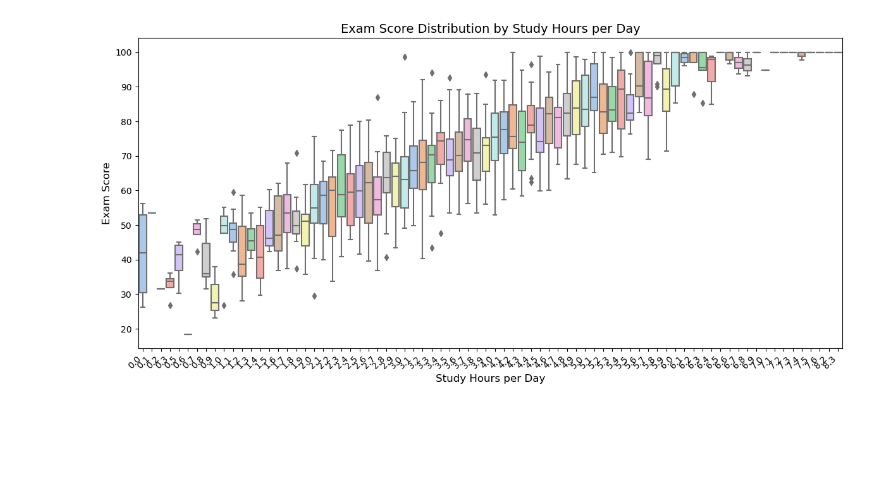
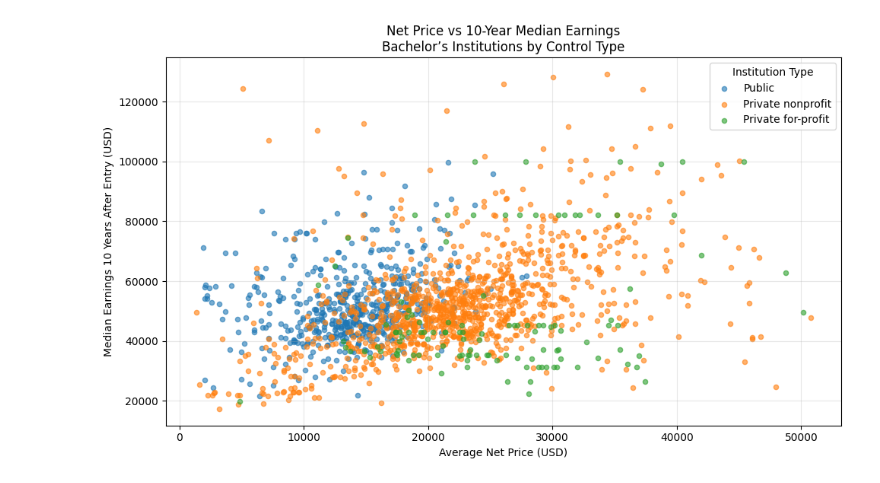
Before and after one commit to jethrochen0709/Econ570FinalProject, a Jupyter notebook: project_proposal.ipynb, the cells around one changed output. Saved outputs shown, nothing was run; the diff lists cells and outputs as text; code cells hidden in the pictures; blank space fills up the shorter version.

```diff
--- a/project_proposal.ipynb
+++ b/project_proposal.ipynb
@@ -1,20 +1,80 @@
 # %%
 import pandas as pd
-import seaborn as sns
+import numpy as np
 import matplotlib.pyplot as plt
 
-habits = pd.read_csv("Archive/student_habits_performance.csv")
+# 1. Load the data
+# Make sure this filename matches your actual file path
+df = pd.read_csv(
+    "college-scorecard-institution.csv",
+    na_values=["PrivacySuppressed", "NULL", "NA", "PS"]
+)
 
-plt.figure(figsize=(12,6))
-sns.boxplot(x='study_hours_per_day', y='exam_score', data=habits, palette='pastel')
+# 2. Filter for bachelor's-degree-predominant institutions
+# PREDDEG: 3 = predominantly bachelor's-degree granting
+df = df[df["PREDDEG"] == 3]
 
-plt.title("Exam Score Distribution by Study Hours per Day", fontsize=14)
-plt.xlabel("Study Hours per Day", fontsize=12)
-plt.ylabel("Exam Score", fontsize=12)
+# 3. Keep only the columns we need
+cols_needed = [
+    "CONTROL",          # sector/ownership
+    "NPT4_PUB",         # net price for public schools
+    "NPT4_PRIV",        # net price for private schools
+    "MD_EARN_WNE_P10"   # median earnings 10 years after entry
+]
+df = df[cols_needed].copy()
 
-# Rotate and adjust label spacing
-plt.xticks(rotation=45, ha='right')
+# 4. Create a unified net price variable
+# If public (CONTROL == 1) -> use NPT4_PUB
+# If private (CONTROL == 2 or 3) -> use NPT4_PRIV
+df["net_price"] = np.where(
+    df["CONTROL"] == 1,
+    df["NPT4_PUB"],
+    df["NPT4_PRIV"]
+)
+
+# 5. Clean numeric columns (in case they’re strings)
+df["net_price"] = pd.to_numeric(df["net_price"], errors="coerce")
+df["MD_EARN_WNE_P10"] = pd.to_numeric(df["MD_EARN_WNE_P10"], errors="coerce")
+
+# 6. Drop rows with missing or non-positive net price or earnings
+df = df.dropna(subset=["net_price", "MD_EARN_WNE_P10"])
+df = df[(df["net_price"] > 0) & (df["MD_EARN_WNE_P10"] > 0)]
+
+# 7. Map CONTROL to labels and colors
+control_labels = {
+    1: "Public",
+    2: "Private nonprofit",
+    3: "Private for-profit"
+}
+
+control_colors = {
+    1: "tab:blue",
+    2: "tab:orange",
+    3: "tab:green"
+}
+
+# 8. Create the scatter plot
+plt.figure(figsize=(10, 6))
+
+for control_value, label in control_labels.items():
+    subset = df[df["CONTROL"] == control_value]
+    if subset.empty:
+        continue
+    plt.scatter(
+        subset["net_price"],
+        subset["MD_EARN_WNE_P10"],
+        label=label,
+        alpha=0.6,
+        s=20,
+        c=control_colors[control_value]
+    )
+
+plt.xlabel("Average Net Price (USD)")
+plt.ylabel("Median Earnings 10 Years After Entry (USD)")
+plt.title("Net Price vs 10-Year Median Earnings\nBachelor’s Institutions by Control Type")
+plt.legend(title="Institution Type")
+plt.grid(True, alpha=0.3)
 plt.tight_layout()
 plt.show()
 # %% [output]
-[figure, old version]
+[figure, new version]
```
Also changed, not shown: 8 other files.
